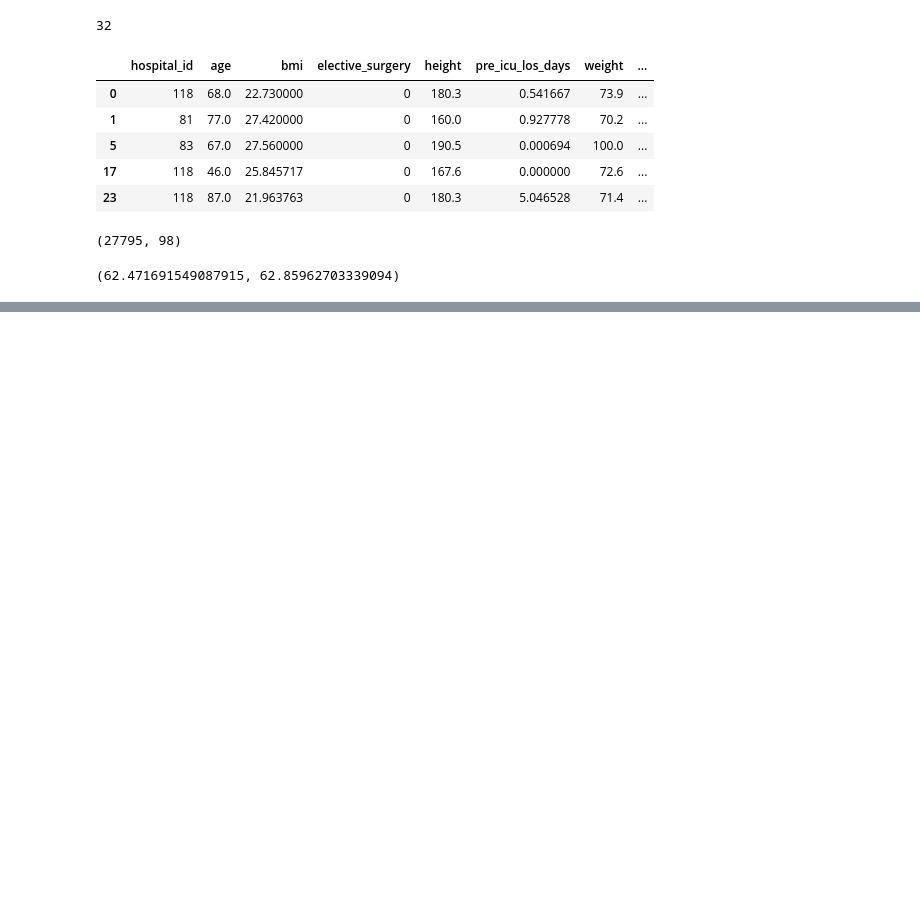
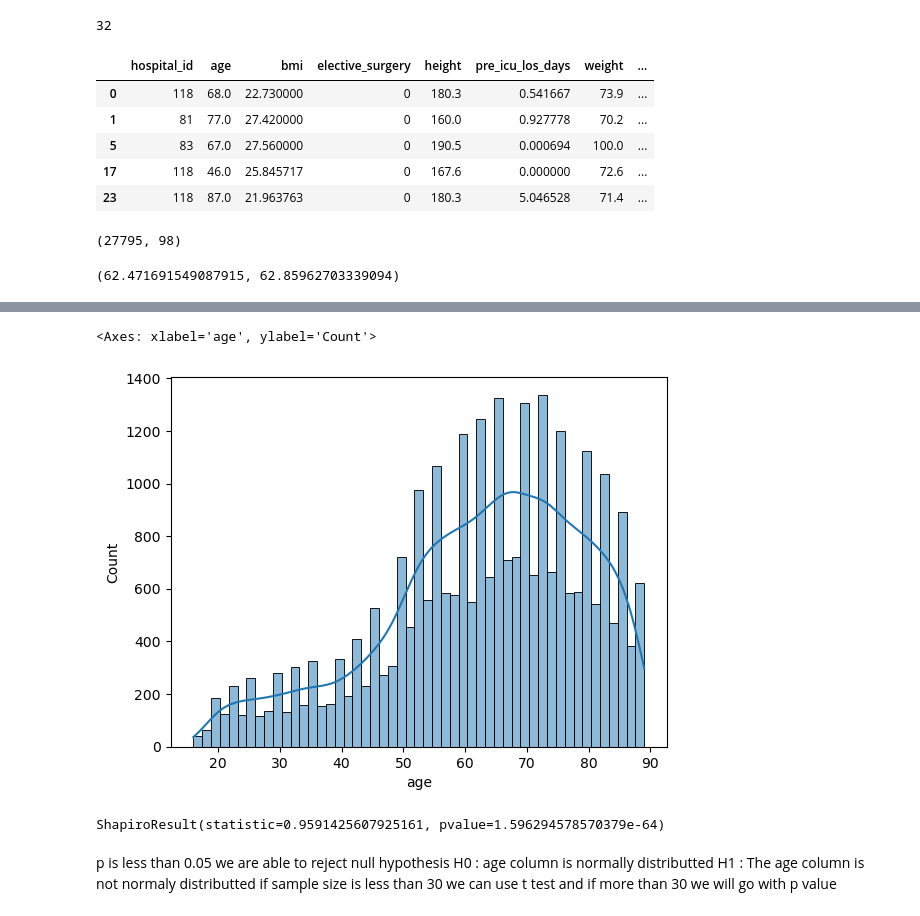
Before and after one commit to ardranijesh/Data-science-study, a Jupyter notebook: Project/Healthcare_Domain/Health_care_sepsis_septic_shock/sepsis_shock.ipynb, the cells around one changed output, grey strips where cells are left out. Saved outputs shown, nothing was run; the diff lists cells and outputs as text; code cells hidden in the pictures; blank space fills up the shorter version.

```diff
--- a/Project/Healthcare_Domain/Health_care_sepsis_septic_shock/sepsis_shock.ipynb
+++ b/Project/Healthcare_Domain/Health_care_sepsis_septic_shock/sepsis_shock.ipynb
@@ -447,0 +456,14 @@ WARNING: Skipping scipy as it is not installed.
+# %%
+sns.histplot(x=x["age"],kde=True)
+# %% [output]
+<Axes: xlabel='age', ylabel='Count'>
+[figure, added]
+# %%
+st.shapiro(x1.age)
+# %% [output]
+ShapiroResult(statistic=0.9591425607925161, pvalue=1.596294578570379e-64)
+# %% [markdown]
+p is less than 0.05 we are able to reject null hypothesis
+H0 : age column is normally distributted
+H1 : The age column is not normaly distributted
+if sample size is less than 30 we can use t test and if more than 30 we will go with p value
```
Also changed, not shown: parts of 3 cells of this notebook.
